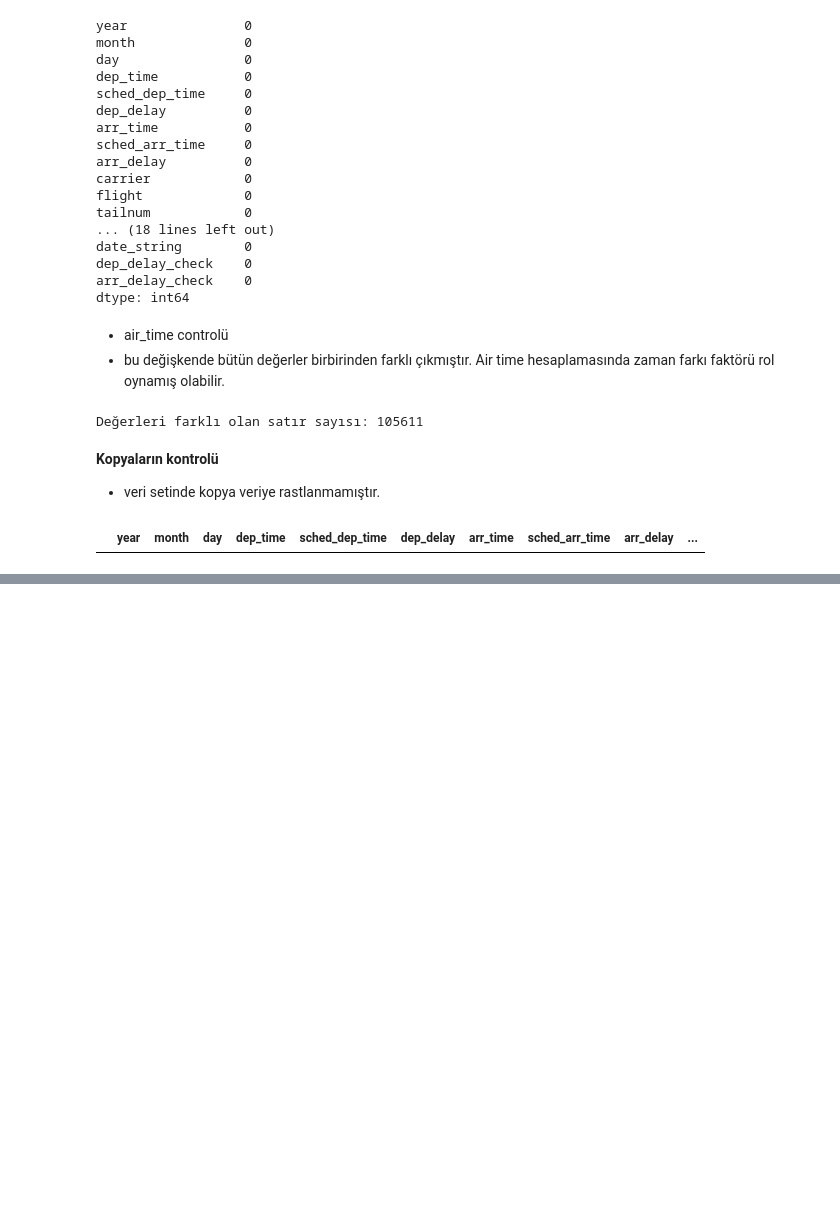
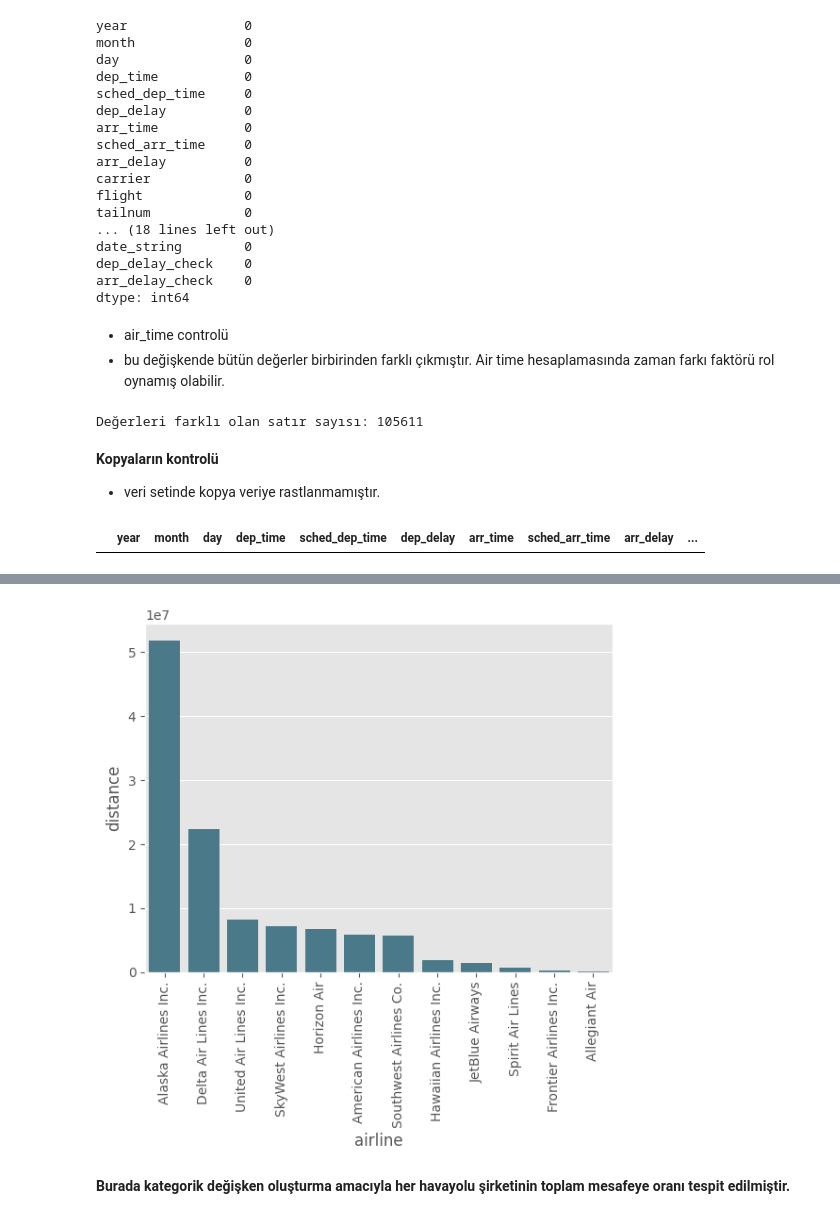
Before and after one commit to kntvrl/flights_project, a Jupyter notebook: project_notebook_ds.ipynb, the cells around one changed output, grey strips where cells are left out. Saved outputs shown, nothing was run; the diff lists cells and outputs as text; code cells hidden in the pictures; blank space fills up the shorter version.

```diff
--- a/project_notebook_ds.ipynb
+++ b/project_notebook_ds.ipynb
@@ -556,0 +641,22 @@ df.head(3)
+# %%
+def custom_barplot(data, categoric_value, numeric_value, agg_func):
+    """
+    Verilen veri setindeki kategorik bir değere göre gruplayarak, her grubun belirli bir sayısal değerinin
+    istatistiksel bir özetini çıkartır ve bu özetleri çubuk grafik olarak çizer.
+
+    Argümanlar:
+    data : pandas.DataFrame, İşlenecek veri seti.
+    categoric_value : str, Veri setindeki kategorik değeri temsil eden sütunun adı.
+    numeric_value : str, İstatistiksel özetinin çıkarılacağı sayısal değeri temsil eden sütunun adı.
+    agg_func : str veya callable
+        Grupların istatistiksel özetini hesaplamak için kullanılacak fonksiyonun adı veya kendisi.
+        Örneğin: 'mean', 'median', 'sum' veya bir özel işlev (örneğin: numpy.mean gibi).
+
+    Returns:pandas.DataFrame, Gruplanmış ve özetlenmiş veri setini içeren DataFrame.
+
+    """
+    sorted_df = data.groupby(categoric_value)[numeric_value].agg(agg_func).reset_index().sort_values(numeric_value, ascending=False)
+    sns.barplot(x=categoric_value, y=numeric_value, data=data, estimator=agg_func, order=sorted_df[categoric_value], ci=False)
+    plt.xticks(rotation=90)
+    plt.show()
+    return sorted_df
@@ -556,0 +703,7 @@ df.head(3)
+# %%
+# Hava yoluna göre toplam mesafeler sıralı olarak görselleştirilmiştir.
+sorted_airlines = custom_barplot(df,"airline","distance",sum)
+# %% [output]
+[figure, added]
+# %% [markdown]
+**Burada kategorik değişken oluşturma amacıyla her havayolu şirketinin toplam mesafeye oranı tespit edilmiştir.**
```
Also changed, not shown: parts of 76 cells of this notebook.
